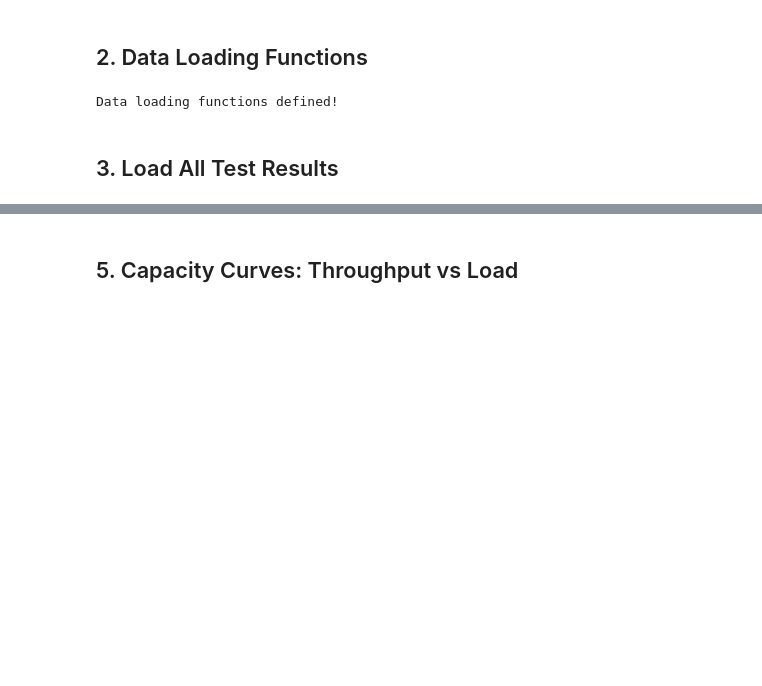
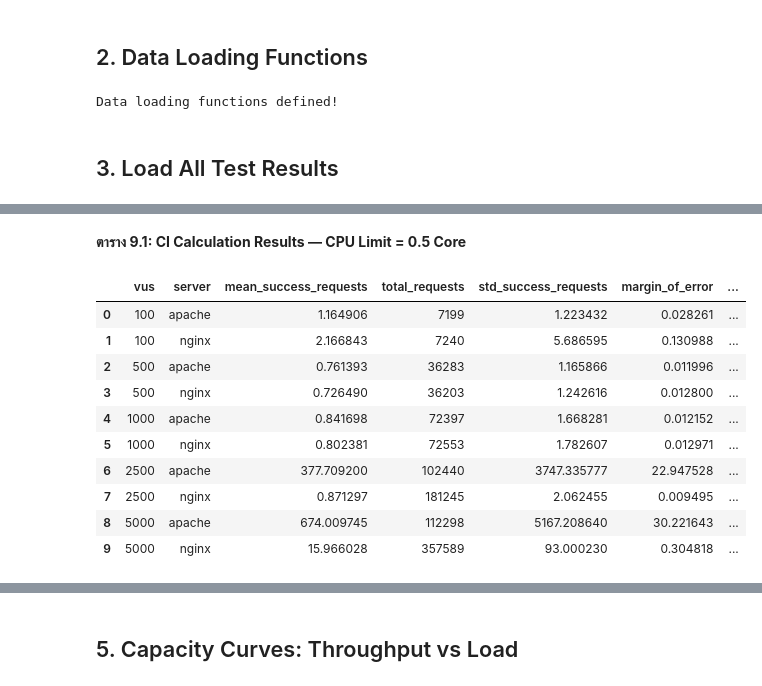
Before and after one commit to lemasc/ait-nao-docker, a Jupyter notebook: http/performance_analysis.ipynb, the cells around one changed output, grey strips where cells are left out. Drawn from its saved outputs; the diff is of its cells as text; code cells hidden in the pictures; blank space fills up the shorter version.

```diff
--- a/http/performance_analysis.ipynb
+++ b/http/performance_analysis.ipynb
@@ -387,0 +326,5 @@ Note: std_duration represents the standard deviation of individual request
+# %%
+confidence = 0.95
+z_critical = stats.norm.ppf((1 + confidence) / 2)
+
+print("z =", z_critical)
@@ -387,0 +337,75 @@ Note: std_duration represents the standard deviation of individual request
+# %% [markdown]
+**ตาราง 9.1: CI Calculation Results — CPU Limit = 0.5 Core**
+# %%
+def calculate_confidence_interval(df, confidence=0.95):
+    # ค่า std, n ใช้จากที่มีอยู่แล้ว
+    n = df["total_requests"]
+    std = df["std_success_requests"]
+    mean = df["mean_success_requests"]
+
+    margin_of_error = z_critical * (std / np.sqrt(n))
+
+    # Confidence Interval คือ ช่วง ดังนั้นจะมีช่วงเปิดและปิด
+    lower_bound = mean - margin_of_error
+    upper_bound = mean + margin_of_error
+
+    return mean, lower_bound, upper_bound, margin_of_error
+
+
+def format_answer_9(df: pd.DataFrame):
+    # เรียงคอลัมน์ใหม่
+    df_out = df[["vus", "server", "mean_success_requests", "total_requests", "std_success_requests"]].reset_index(drop=True)
+
+    """
+    Goal 1: Calculate 95% CI
+    """
+
+    mean, lower_bound, upper_bound, margin_of_error = calculate_confidence_interval(df.reset_index(drop=True))
+
+    # ไม่ได้ใช้ตอบ แปะให้เห็นในตารางเฉย ๆ
+    df_out["margin_of_error"] = margin_of_error
+
+    # Static keys. Too lazy to type again and again
+    LOWER = "0.95_ci_lower_bound"
+    UPPER = "0.95_ci_upper_bound"
+
+    df_out[LOWER] = lower_bound
+    df_out[UPPER] = upper_bound
+
+    """
+    Goal 2: Find overlapping in Confidence Interval
+    """
+    # สังเกตจาก Pattern ของข้อมูลว่า Apache จะมาก่อน Nginx และจะมาคู่กัน
+    # คำนวณทุก ๆ ครั้งที่เจอ Nginx (aka เริีมที่ 1 จบที่อันสุดท้าย เพิ่มทีละ 2 จ้า)
+    for i in range(1, len(df), 2):
+        apache = df_out.iloc[i - 1]
+        nginx = df_out.iloc[i]
+        # Check overlap
+        if apache[UPPER] >= nginx[LOWER] and nginx[UPPER] >= apache[LOWER]:
+            df_out.loc[i-1:i, "is_overlapping"] = "overlap"
+            df_out.loc[i-1:i, "delta_overlap"] = 0.
+
+        # No overlap: determine which is better
+        # Because we calculating response time, lower is considered better
+        elif nginx[LOWER] > apache[UPPER]:
+            df_out.loc[i-1:i, "is_overlapping"] = "apache_better"
+            df_out.loc[i-1:i, "delta_overlap"] = (nginx[LOWER] - apache[UPPER])
+        else:
+            df_out.loc[i-1:i, "is_overlapping"] = "nginx_better"
+            df_out.loc[i-1:i, "delta_overlap"] = apache[LOWER] - nginx[UPPER]
+    return df_out
+
+
+format_answer_9(df_results[df_results["cpu_limit"] == 0.5])
+# %% [output]
+|  | vus | server | mean_success_requests | total_requests | std_success_requests | margin_of_error | ... |
+| 0 | 100 | apache | 1.164906 | 7199 | 1.223432 | 0.028261 | ... |
+| 1 | 100 | nginx | 2.166843 | 7240 | 5.686595 | 0.130988 | ... |
+| 2 | 500 | apache | 0.761393 | 36283 | 1.165866 | 0.011996 | ... |
+| 3 | 500 | nginx | 0.726490 | 36203 | 1.242616 | 0.012800 | ... |
+| 4 | 1000 | apache | 0.841698 | 72397 | 1.668281 | 0.012152 | ... |
+| 5 | 1000 | nginx | 0.802381 | 72553 | 1.782607 | 0.012971 | ... |
+| 6 | 2500 | apache | 377.709200 | 102440 | 3747.335777 | 22.947528 | ... |
+| 7 | 2500 | nginx | 0.871297 | 181245 | 2.062455 | 0.009495 | ... |
+| 8 | 5000 | apache | 674.009745 | 112298 | 5167.208640 | 30.221643 | ... |
+| 9 | 5000 | nginx | 15.966028 | 357589 | 93.000230 | 0.304818 | ... |
```
Also changed, not shown: parts of 28 cells of this notebook.
